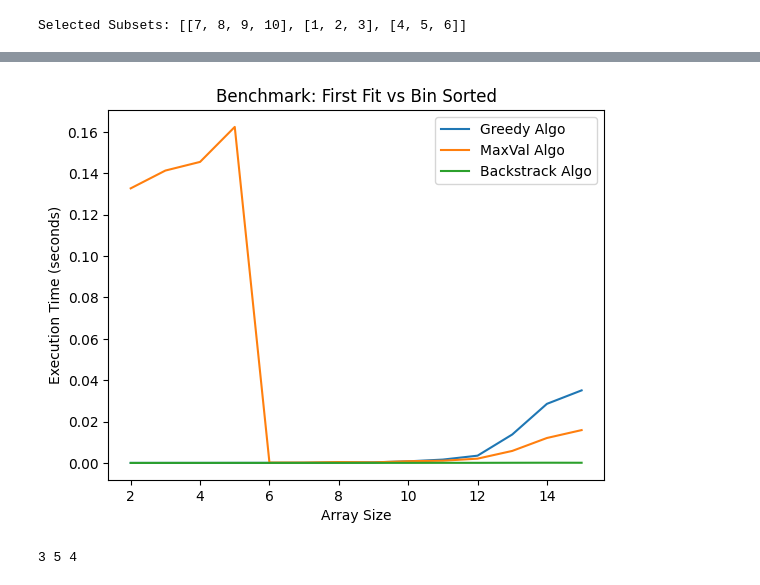
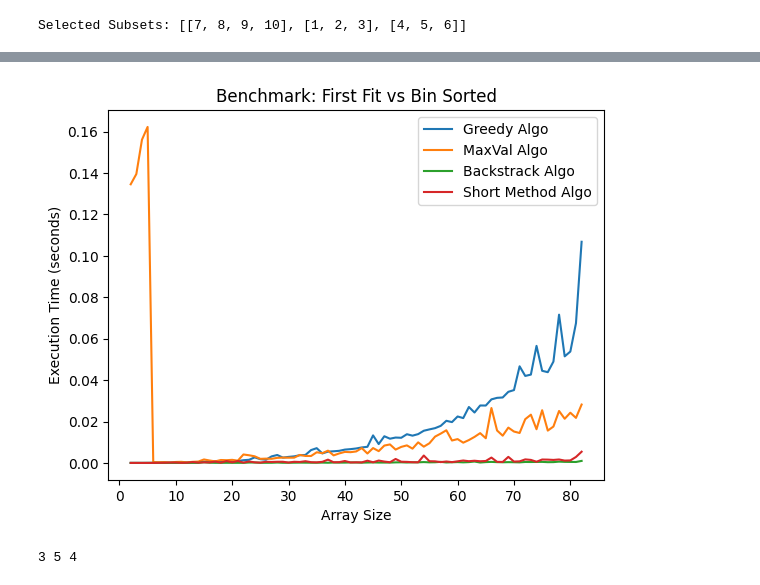
Before and after one commit to BcanTayiz/Computer-Science-Research, a Jupyter notebook: set_cover_research (1).ipynb, the cells around one changed output, grey strips where cells are left out. Drawn from its saved outputs; the diff is of its cells as text; code cells hidden in the pictures.

Commit message:
subset problem

```diff
--- a/set_cover_research (1).ipynb
+++ b/set_cover_research (1).ipynb
@@ -7,7 +7,7 @@ def generate_random_set(num_elements):
     universe_real = universe
     subsets = []
 
-    for i in range(2**num_elements):
+    for i in range(num_elements**2):
       val = random.choices(universe,k=int(random.uniform(1,num_elements//2)))
       if val not in subsets:
         subsets.append(val)
@@ -57,6 +57,8 @@ def findUniverseSet(universe,array):
       array.remove(array[iter])
 
     iter += 1
+    if len(array) == 0:
+      return set_values
     iter = iter % len(array)
 
 
@@ -67,3 +69,27 @@ def findUniverseSet(universe,array):
       return set_values
   print('ITERATION OVER')
   return set_values
+# %%
+def shortMethod(universe,array):
+  added_values = []
+  sum_values = 0
+  for el in universe:
+    for subset in array:
+      if el in subset:
+        sumOfValues = sum([val for val in subset if val in universe])
+        sum_values = sumOfValues
+        if sumOfValues >= sum_values:
+          added_values.append(subset)
+
+      set_values = [set(subset) for subset in added_values]  # Replace result1 with your actual variable
+      intersection = set().union(*set_values) & set(universe)
+      equal_ratio = len(intersection) / len(universe)
+
+      if equal_ratio >= 1:
+        return added_values
+
+    return added_values
+
+
+universe, subsets = generate_random_set(num_elements)
+shortMethod(universe,subsets)
@@ -202,17 +243,18 @@ KeyboardInterrupt:
 # %%
 import matplotlib.pyplot as plt
 
 # Plot the results
 plt.plot(sizes, greedy_algo_times, label='Greedy Algo')
 plt.plot(sizes, maxVal_times, label='MaxVal Algo')
 plt.plot(sizes, backstrack_algo_times, label='Backstrack Algo')
+plt.plot(sizes, short_method_times, label='Short Method Algo')
 plt.xlabel('Array Size')
 plt.ylabel('Execution Time (seconds)')
 plt.legend()
 plt.title('Benchmark: First Fit vs Bin Sorted')
 plt.show()
 # %% [output]
-[figure, old version]
+[figure, new version]
 # %%
 import time
 import matplotlib.pyplot as plt
```
Also changed, not shown: parts of 6 cells of this notebook.
